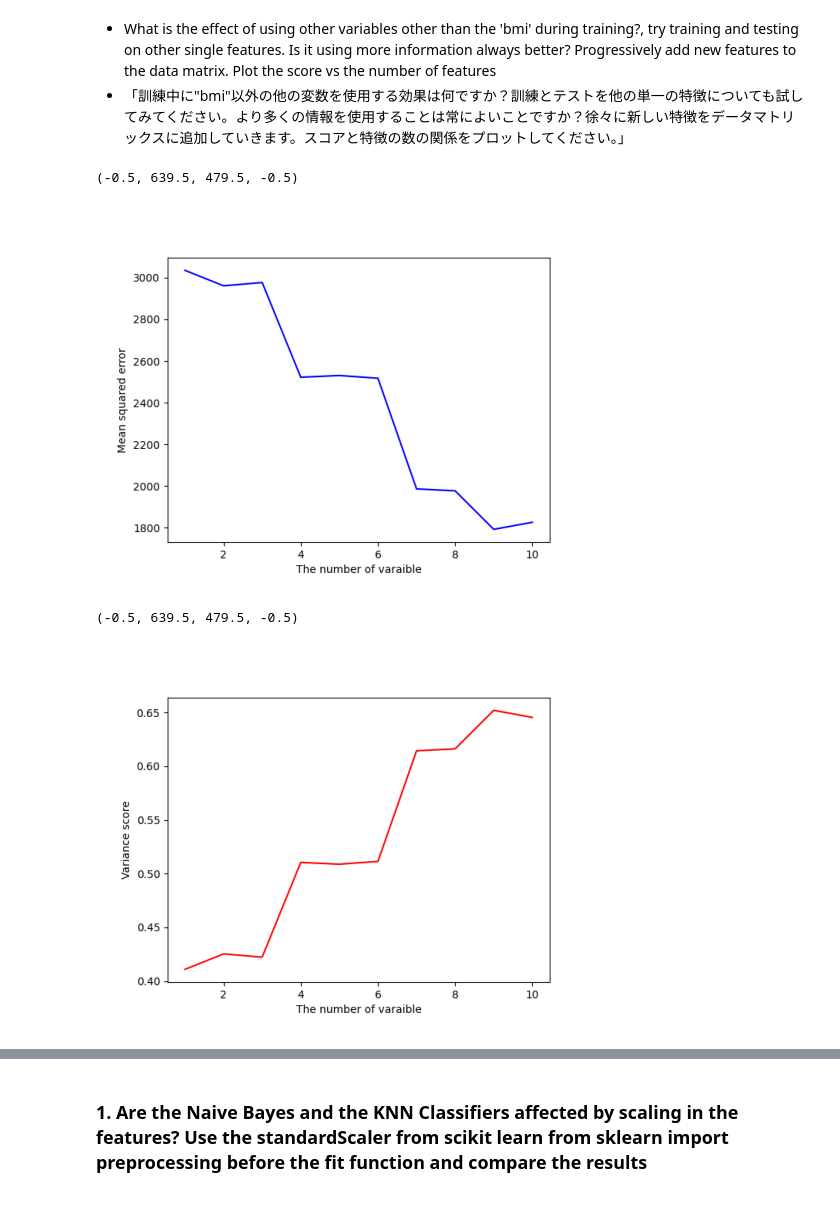
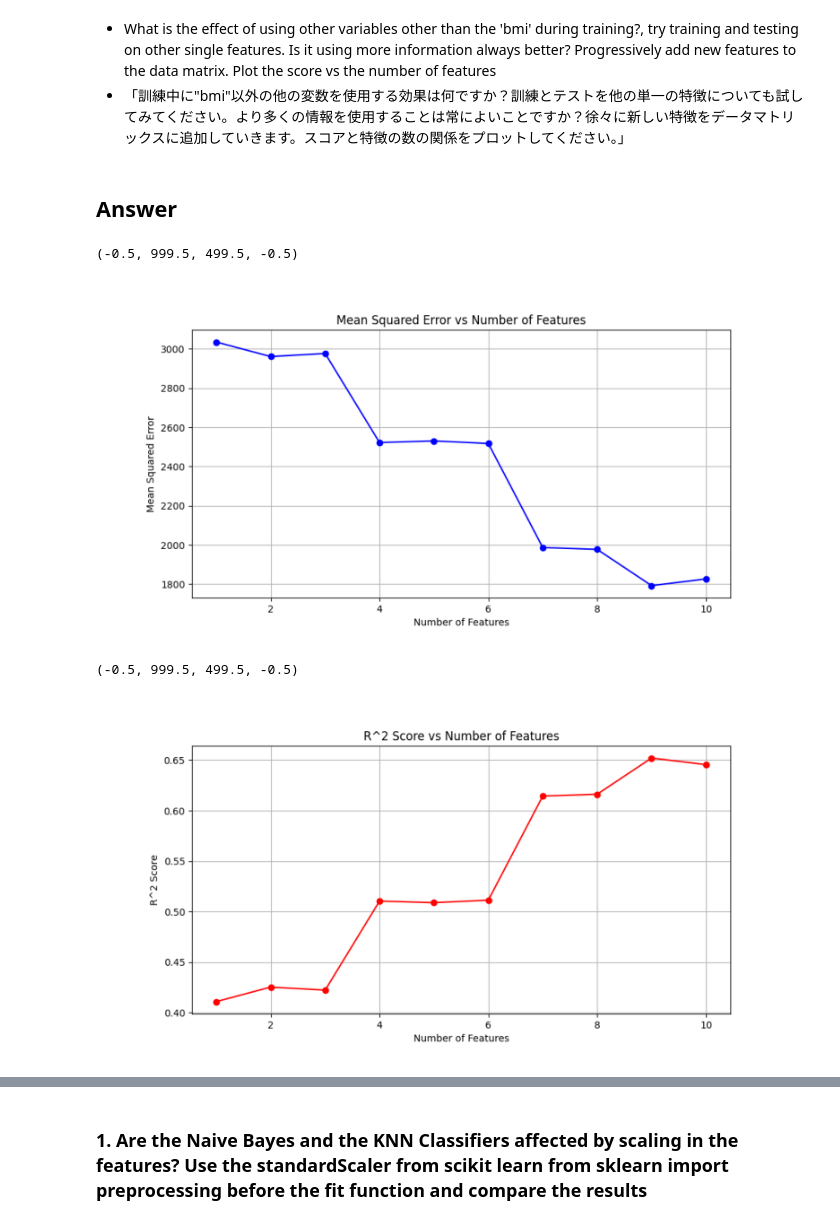
Before and after one commit to soso0024/python-ARTIN, a Jupyter notebook: HomeWork/homework_answer.ipynb, the cells around one changed output, grey strips where cells are left out. Drawn from its saved outputs; the diff is of its cells as text; code cells hidden in the pictures.

```diff
--- a/HomeWork/homework_answer.ipynb
+++ b/HomeWork/homework_answer.ipynb
@@ -76,17 +113,23 @@ plt.axis('off')
 # %% [markdown]
 - What is the effect of using other variables other than the 'bmi' during training?, try training and testing on other single features. Is it using more information always better? Progressively add new features to the data matrix. Plot the score vs the number of features
 - 「訓練中に"bmi"以外の他の変数を使用する効果は何ですか？訓練とテストを他の単一の特徴についても試してみてください。より多くの情報を使用することは常によいことですか？徐々に新しい特徴をデータマトリックスに追加していきます。スコアと特徴の数の関係をプロットしてください。」
+# %% [markdown]
+## Answer
 # %%
 img_ans_1_2_1 = plt.imread('picture/ans_1.2-1.png')
+
+plt.figure(figsize=(10, 10))  # ここで図のサイズを指定
 plt.imshow(img_ans_1_2_1)
 plt.axis('off')
 # %% [output]
-(-0.5, 639.5, 479.5, -0.5)
+(-0.5, 999.5, 499.5, -0.5)
-[figure, old version]
+[figure, new version]
 # %%
 img_ans_1_2_2 = plt.imread('picture/ans_1.2-2.png')
+
+plt.figure(figsize=(10, 10))  # ここで図のサイズを指定
 plt.imshow(img_ans_1_2_2)
 plt.axis('off')
 # %% [output]
-(-0.5, 639.5, 479.5, -0.5)
+(-0.5, 999.5, 499.5, -0.5)
-[figure, old version]
+[figure, new version]
```
Also changed, not shown: parts of 16 cells of this notebook, 11 other files.
